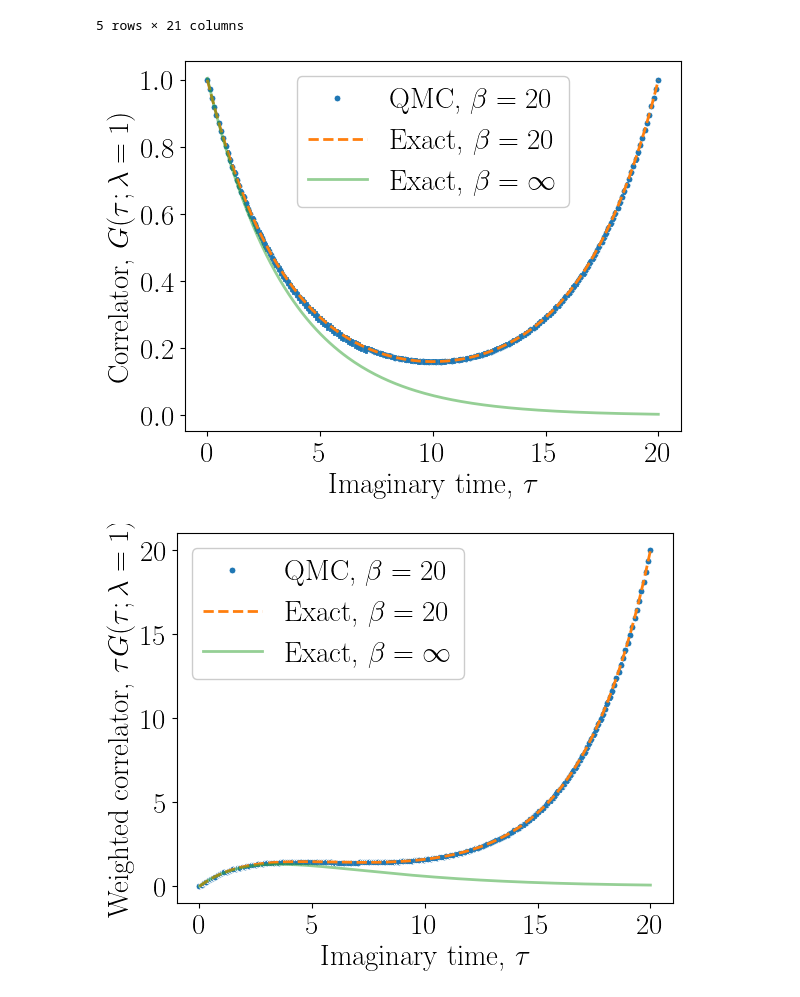
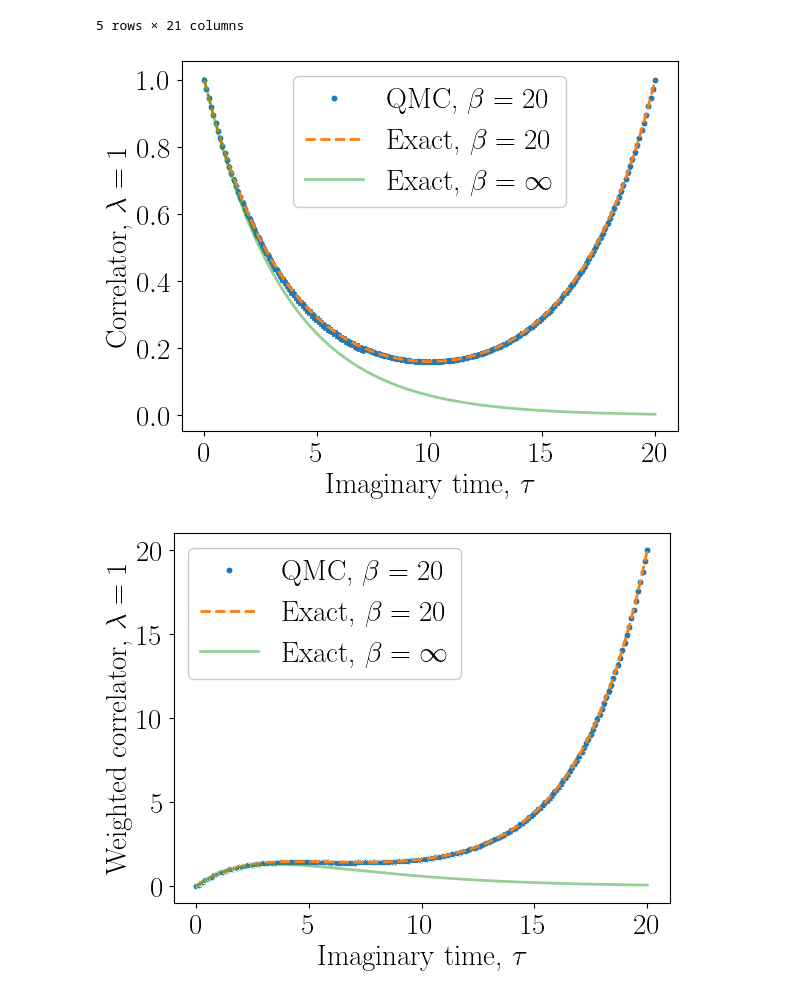
Before and after one commit to naezzell/fidsus_data_prep, a Jupyter notebook: plot_scripts/create_fig2a_and_fig2b.ipynb, the cells around one changed output. Saved outputs shown, nothing was run; the diff lists cells and outputs as text; code cells hidden in the pictures.

Commit message:
adjusted plot labels

```diff
--- a/plot_scripts/create_fig2a_and_fig2b.ipynb
+++ b/plot_scripts/create_fig2a_and_fig2b.ipynb
@@ -44,24 +44,24 @@ exact_beta_df = pd.DataFrame({'tau': tau_vals, 'gtau': beta_gtau, 'taugtau': bet
 # %%
 ax = sns.lineplot(data=df, x='tau', y='gtau', marker='o', linestyle='', err_style='bars', markersize=5, label=r"QMC, $\beta=20$")
 sns.lineplot(data=exact_beta_df, x='tau', y='gtau', label=r"Exact, $\beta=20$", linestyle="dashed")
 sns.lineplot(data=exact_gs_df, x='tau', y='gtau', label=r"Exact, $\beta = \infty$", alpha=0.5)
 #ax.set_xlabel(r"$\tau$")
 ax.set_xlabel(r"Imaginary time, $\tau$")
-ax.set_ylabel(r"Correlator, $G(\tau; \lambda = 1)$")
+ax.set_ylabel(r"Correlator, $\lambda = 1$")
 #ax.set_ylabel(r"$G^{\beta}(\tau; \lambda=1)$")
 fig = ax.get_figure()
 fig.savefig("fig2a_rot_gtau_plot.pdf", dpi=800, bbox_inches="tight")
 # %% [output]
-[figure, old version]
+[figure, new version]
 # %%
 ax = sns.lineplot(data=df, x='tau', y='taugtau', marker='o', linestyle='', err_style='bars', markersize=5, label=r"QMC, $\beta=20$")
 sns.lineplot(data=exact_beta_df, x='tau', y='taugtau', label=r"Exact, $\beta=20$", linestyle="dashed")
 sns.lineplot(data=exact_gs_df, x='tau', y='taugtau', label=r"Exact, $\beta = \infty$", alpha=0.5)
 #ax.set_xlabel(r"$\tau$")
 ax.set_xlabel(r"Imaginary time, $\tau$")
-ax.set_ylabel(r"Weighted correlator, $\tau G(\tau; \lambda = 1)$")
+ax.set_ylabel(r"Weighted correlator, $\lambda = 1$")
 #ax.set_ylabel(r"$\tau G^{\beta}(\tau; \lambda=1)$")
 fig = ax.get_figure()
 fig.savefig("fig2b_rot_taugtau_plot.pdf", dpi=800, bbox_inches="tight")
 # %% [output]
-[figure, old version]
+[figure, new version]
```
Also changed, not shown: 2 other files.
